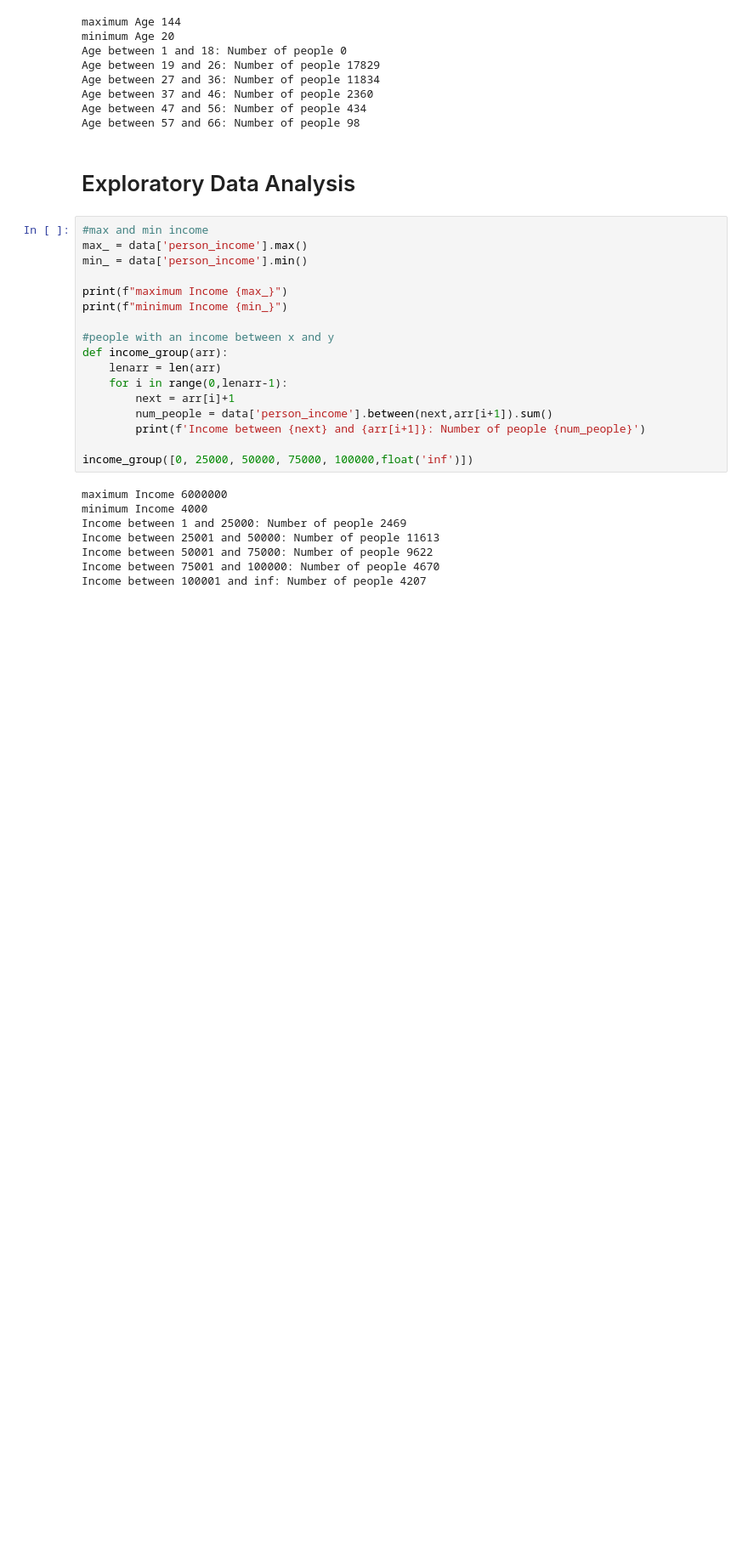
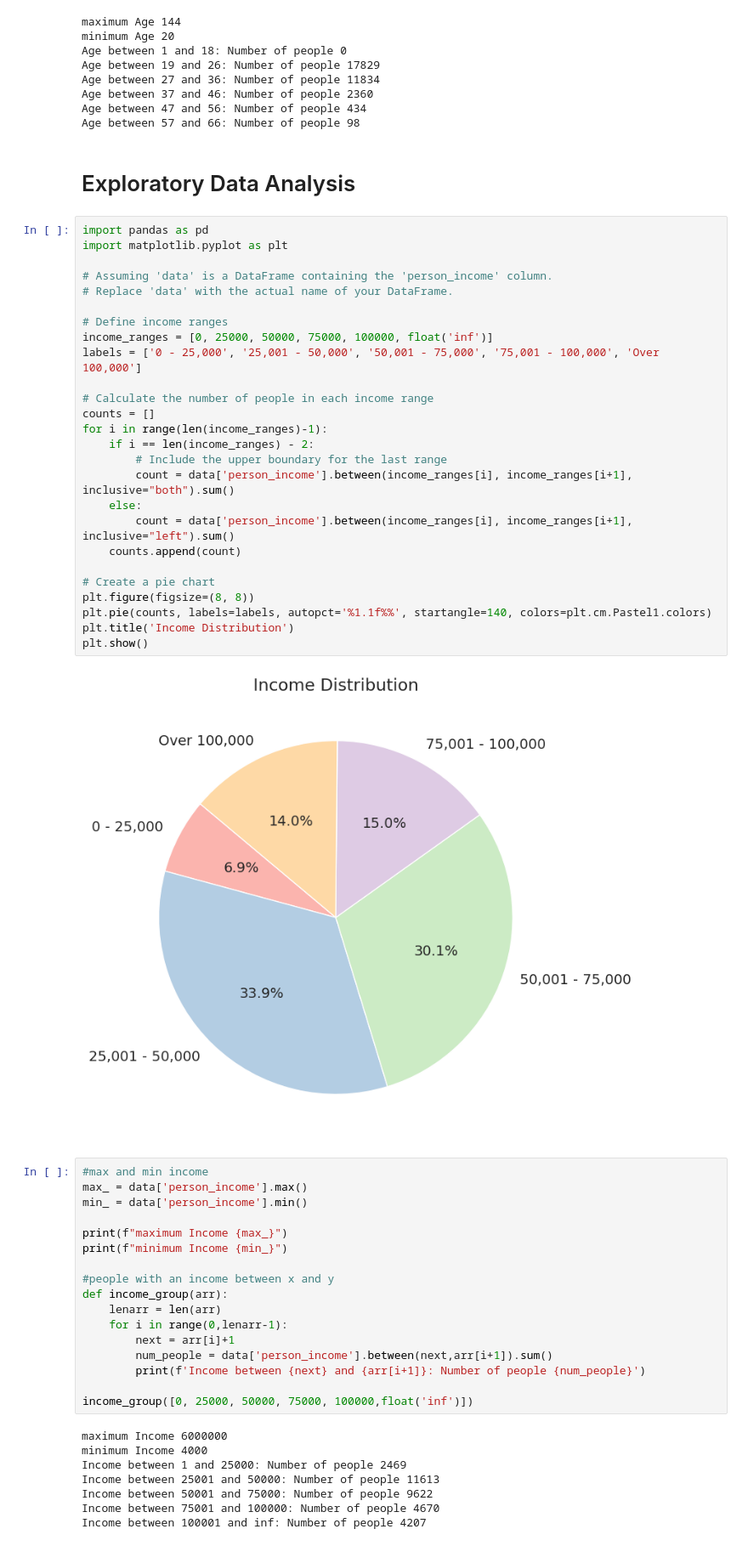
Before and after one commit to akgulhandan/MscThesis, a Jupyter notebook: CreditRiskPrediction.ipynb, the cells around one changed output. Shown at 85% size. Saved outputs shown, nothing was run; the diff lists cells and outputs as text; blank space fills up the shorter version.

```diff
--- a/CreditRiskPrediction.ipynb
+++ b/CreditRiskPrediction.ipynb
@@ -278,6 +235,34 @@ Age between 47 and 56: Number of people 434
 Age between 57 and 66: Number of people 98
 # %% [markdown]
 # Exploratory Data Analysis
+# %%
+import pandas as pd
+import matplotlib.pyplot as plt
+
+# Assuming 'data' is a DataFrame containing the 'person_income' column.
+# Replace 'data' with the actual name of your DataFrame.
+
+# Define income ranges
+income_ranges = [0, 25000, 50000, 75000, 100000, float('inf')]
+labels = ['0 - 25,000', '25,001 - 50,000', '50,001 - 75,000', '75,001 - 100,000', 'Over 100,000']
+
+# Calculate the number of people in each income range
+counts = []
+for i in range(len(income_ranges)-1):
+    if i == len(income_ranges) - 2:
+        # Include the upper boundary for the last range
+        count = data['person_income'].between(income_ranges[i], income_ranges[i+1], inclusive="both").sum()
+    else:
+        count = data['person_income'].between(income_ranges[i], income_ranges[i+1], inclusive="left").sum()
+    counts.append(count)
+
+# Create a pie chart
+plt.figure(figsize=(8, 8))
+plt.pie(counts, labels=labels, autopct='%1.1f%%', startangle=140, colors=plt.cm.Pastel1.colors)
+plt.title('Income Distribution')
+plt.show()
+# %% [output]
+[figure, added]
 # %%
 #max and min income
 max_ = data['person_income'].max()
```
Also changed, not shown: parts of 5 cells of this notebook.
